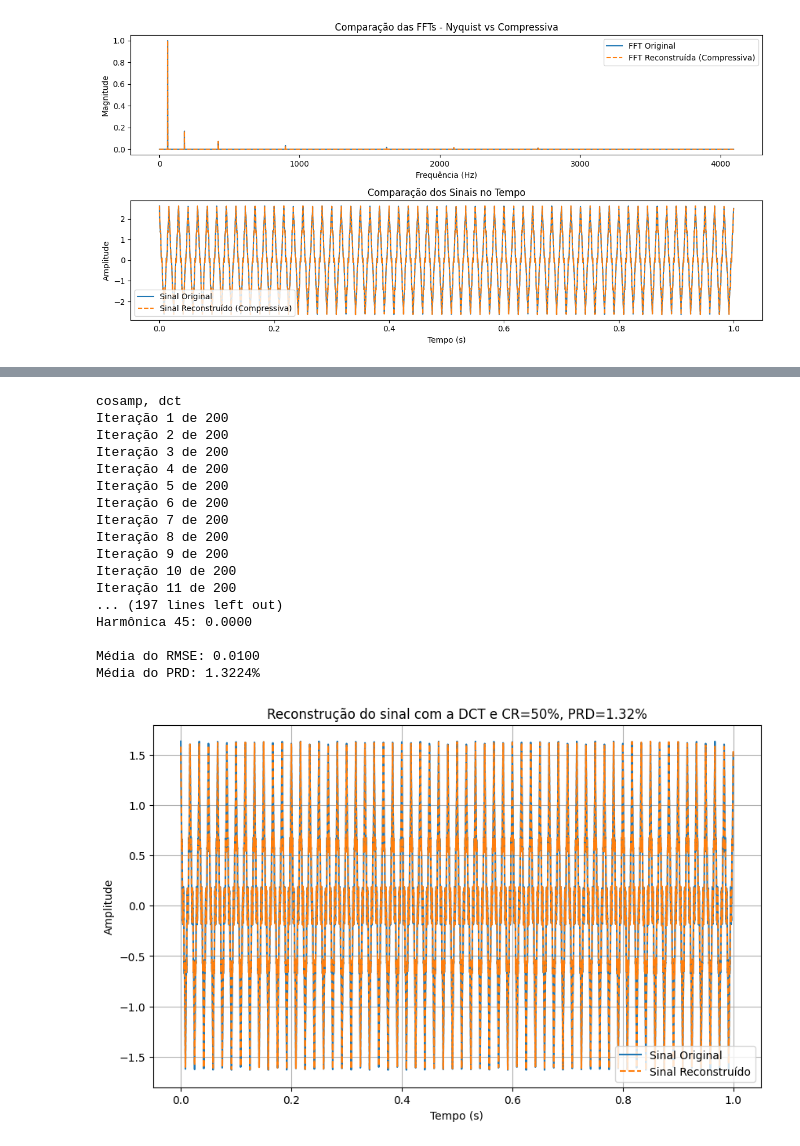
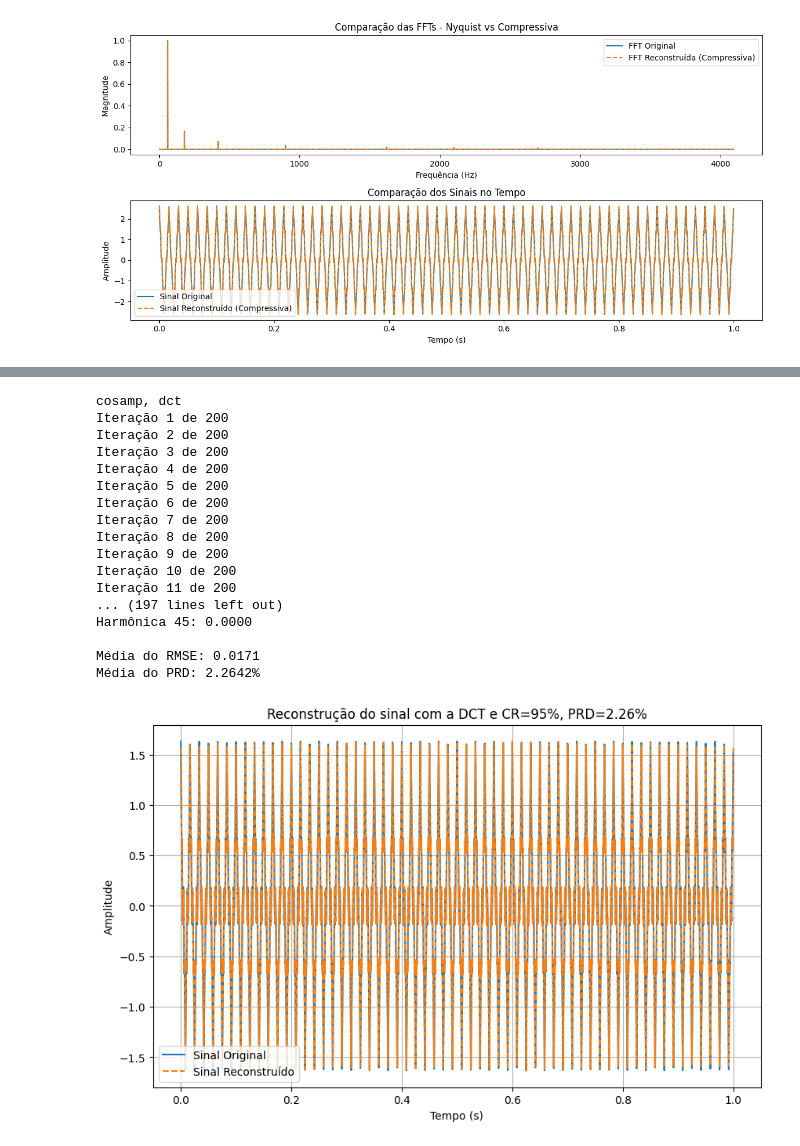
Before and after one commit to AugustoBonifacio001/AugustoBonifacio001, a Jupyter notebook: trabalhos_bolsa_2025.ipynb, the cells around one changed output, grey strips where cells are left out. Cells and saved outputs as stored; diff of their text form; code cells hidden in the pictures.

```diff
--- a/trabalhos_bolsa_2025.ipynb
+++ b/trabalhos_bolsa_2025.ipynb
@@ -1123,7 +1123,7 @@ original_dft = np.fft.fft(y)
 frequencies = np.fft.fftfreq(len(y), d=Ts)
 
 # Amostragem Compressiva
-CR = 50 # Taxa de compressão
+CR = 60 # Taxa de compressão
 N = len(y)
 M = int(N * (100 - CR) / 100)
 amostras_aleatorias = np.random.choice(N, M, replace=False)
@@ -1142,7 +1142,7 @@ rmse_values = np.zeros(200)
 prd_values = np.zeros(200)
 
 # Implementação do COSAMP
-def cosamp(A, s, num_coefs=14, iterations=5):
+def cosamp(A, s, num_coefs=14, iterations=1):
     """
     Implementação do algoritmo COSAMP
     """
@@ -1176,7 +1176,7 @@ for i in range(a):
     print(f"Iteração {i + 1} de 200")
 
     # Aplicando COSAMP para reconstrução no domínio da frequência
-    recovered_coeffs = cosamp(A, s, num_coefs=14, iterations=5)
+    recovered_coeffs = cosamp(A, s, num_coefs=14, iterations=1)
 
     # Reconstrução do sinal no domínio do tempo usando IDFT
     sig = np.fft.ifft(recovered_coeffs)
@@ -1279,7 +1280,7 @@ original_dct = dct(y, norm='ortho')  # DCT para o sinal original
 frequencies = np.fft.fftfreq(len(y), d=Ts)
 
 # Amostragem Compressiva
-CR = 50  # Taxa de compressão
+CR = 95  # Taxa de compressão
 N = len(y)
 M = int(N * (100 - CR) / 100)
 amostras_aleatorias = np.random.choice(N, M, replace=False)
@@ -1367,33 +1368,33 @@ for idx, h in enumerate(harm):
 
 print(f"\nMédia do RMSE: {media_rmse:.4f}")
 print(f"Média do PRD: {media_prd:.4f}%")
 
 # Gráficos
 plt.figure(figsize=(10, 6))
 plt.plot(t, y, label='Sinal Original')
 plt.plot(t, sig, label='Sinal Reconstruído', linestyle='dashed')
 plt.legend()
 plt.xlabel('Tempo (s)')
 plt.ylabel('Amplitude')
 plt.title(f'Reconstrução do sinal com a DCT e CR={CR}%, PRD={media_prd:.2f}%')
 plt.grid()
 plt.show()
 # %% [output]
 cosamp, dct
 Iteração 1 de 200
 Iteração 2 de 200
 Iteração 3 de 200
 Iteração 4 de 200
 Iteração 5 de 200
 Iteração 6 de 200
 Iteração 7 de 200
 Iteração 8 de 200
 Iteração 9 de 200
 Iteração 10 de 200
 Iteração 11 de 200
 ... (197 lines left out)
 Harmônica 45: 0.0000
 
-Média do RMSE: 0.0100
-Média do PRD: 1.3224%
+Média do RMSE: 0.0171
+Média do PRD: 2.2642%
-[figure, old version]
+[figure, new version]
```
Also changed, not shown: parts of 1 cell of this notebook.
